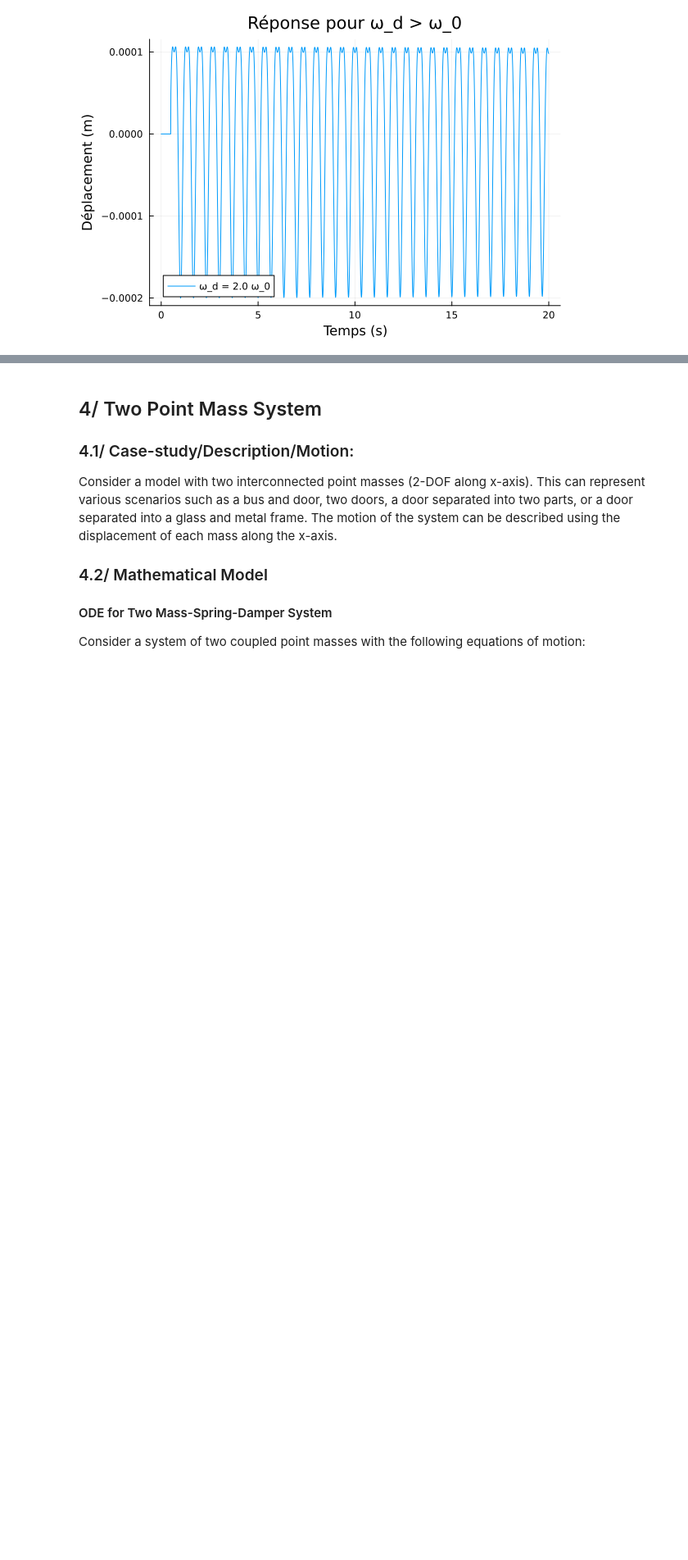
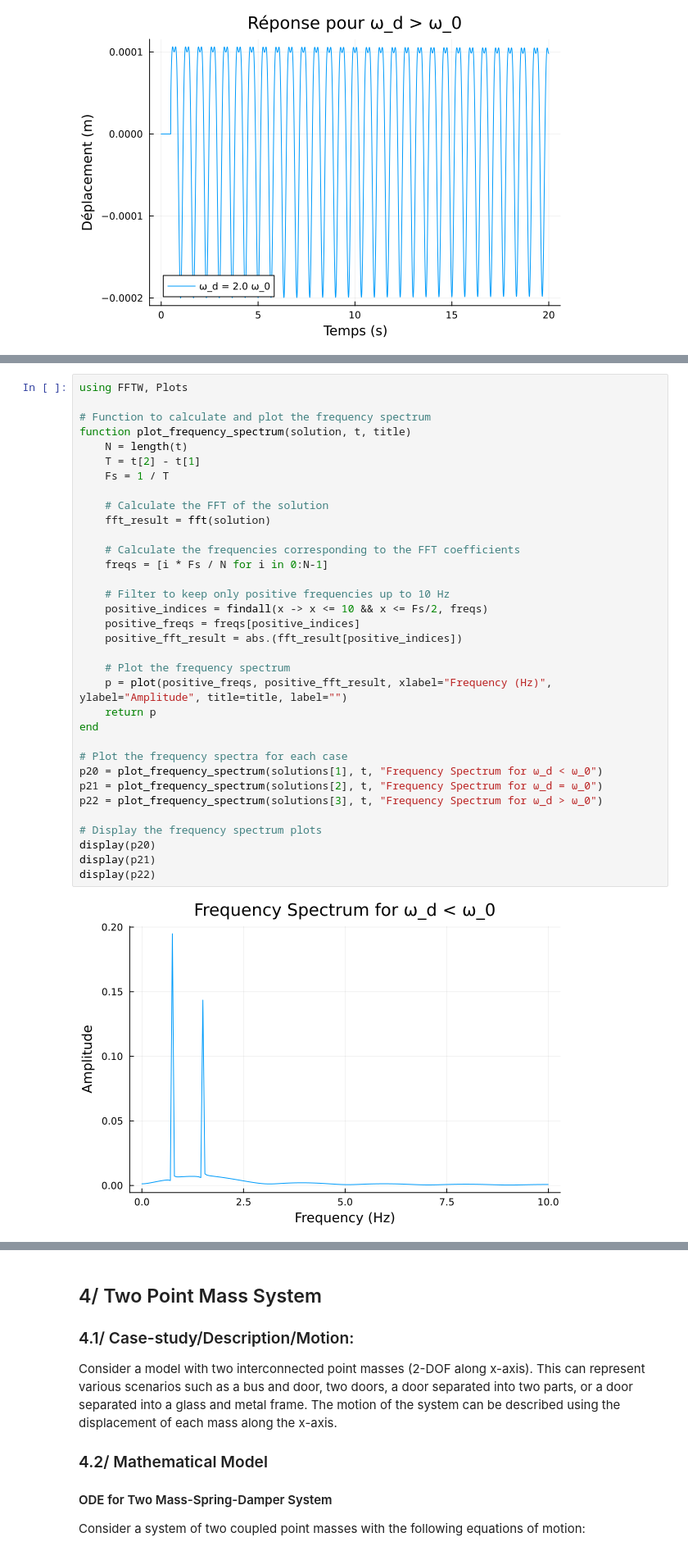
Before and after one commit to AnouchkaDESMETTRE/TU_Delft_Internship, a Jupyter notebook: Anouchka_TU_DELFT_Internship.ipynb, the cells around one changed output, grey strips where cells are left out. Shown at 82% size. Cells and saved outputs as stored; diff of their text form; blank space fills up the shorter version.

```diff
--- a/Anouchka_TU_DELFT_Internship.ipynb
+++ b/Anouchka_TU_DELFT_Internship.ipynb
@@ -740,0 +777,36 @@ display(p12)
+# %%
+using FFTW, Plots
+
+# Function to calculate and plot the frequency spectrum
+function plot_frequency_spectrum(solution, t, title)
+    N = length(t)
+    T = t[2] - t[1]
+    Fs = 1 / T
+
+    # Calculate the FFT of the solution
+    fft_result = fft(solution)
+
+    # Calculate the frequencies corresponding to the FFT coefficients
+    freqs = [i * Fs / N for i in 0:N-1]
+
+    # Filter to keep only positive frequencies up to 10 Hz
+    positive_indices = findall(x -> x <= 10 && x <= Fs/2, freqs)
+    positive_freqs = freqs[positive_indices]
+    positive_fft_result = abs.(fft_result[positive_indices])
+
+    # Plot the frequency spectrum
+    p = plot(positive_freqs, positive_fft_result, xlabel="Frequency (Hz)", ylabel="Amplitude", title=title, label="")
+    return p
+end
+
+# Plot the frequency spectra for each case
+p20 = plot_frequency_spectrum(solutions[1], t, "Frequency Spectrum for ω_d < ω_0")
+p21 = plot_frequency_spectrum(solutions[2], t, "Frequency Spectrum for ω_d = ω_0")
+p22 = plot_frequency_spectrum(solutions[3], t, "Frequency Spectrum for ω_d > ω_0")
+
+# Display the frequency spectrum plots
+display(p20)
+display(p21)
+display(p22)
+# %% [output]
+[figure, added]
```
Also changed, not shown: parts of 10 cells of this notebook.
